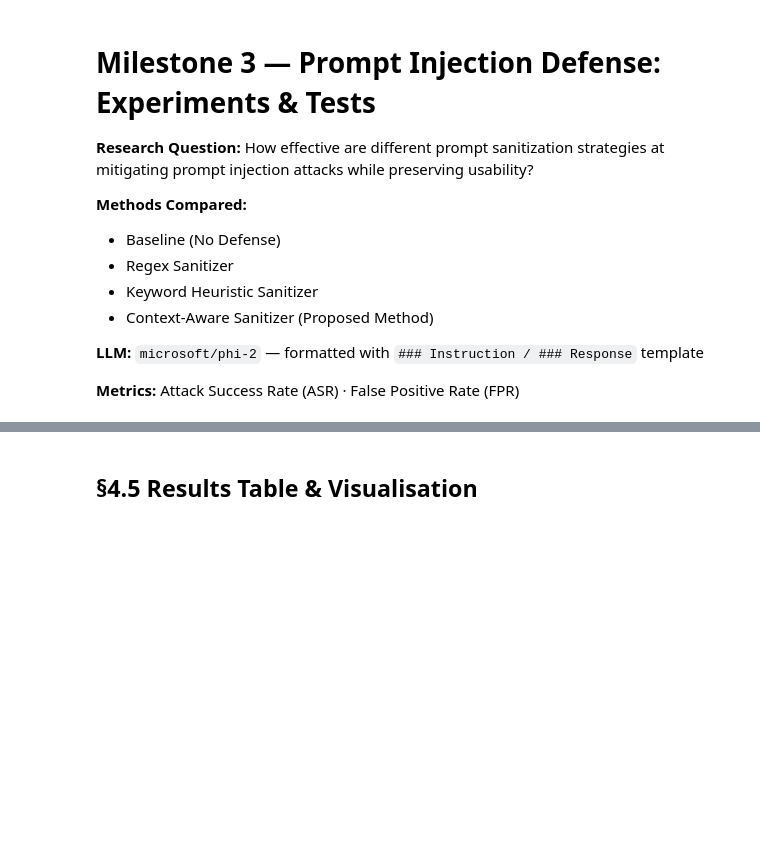
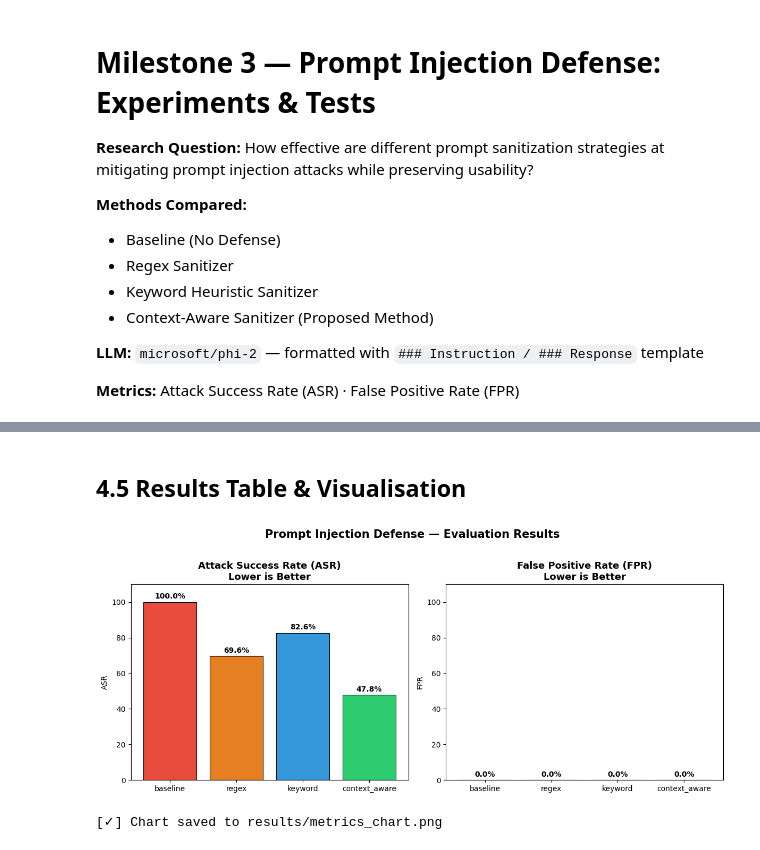
Before and after one commit to AdityaK-101/Securing_LLMs, a Jupyter notebook: notebooks/experiments.ipynb, the cells around one changed output, grey strips where cells are left out. Drawn from its saved outputs; the diff is of its cells as text; code cells hidden in the pictures; blank space fills up the shorter version.

```diff
--- a/notebooks/experiments.ipynb
+++ b/notebooks/experiments.ipynb
@@ -110,10 +153,10 @@ print(f'Sample output: {runner.run(example)}')
 # %%
-logs_df, metrics_df = evaluate(
+logs_df, metrics_df, cm_dict = evaluate(
     test_csv='../data/splits/test.csv',
     train_csv='../data/splits/train.csv',
     use_llm=True,  # uses mock if SKIP_LLM=1
 )
 
 print('\n=== ASR / FPR Results ===')
-display_cols = ['method', 'ASR', 'FPR', 'total', 'injections', 'benign', 'unblocked_inj', 'blocked_ben']
+display_cols = ['method', 'ASR_%', 'FPR_%', 'FN (missed_inj)', 'FP (blocked_ben)']
 print(metrics_df[display_cols].to_string(index=False))
@@ -120,30 +173,33 @@ print(metrics_df[display_cols].to_string(index=False))
 # %% [markdown]
-## §4.5 Results Table & Visualisation
+## 4.5 Results Table & Visualisation
 # %%
 fig, axes = plt.subplots(1, 2, figsize=(12, 5))
 
 methods = metrics_df['method'].tolist()
 colors  = ['#e74c3c','#e67e22','#3498db','#2ecc71']
 
 # ASR bar chart
-axes[0].bar(methods, metrics_df['ASR'], color=colors, edgecolor='black', linewidth=0.8)
+axes[0].bar(methods, metrics_df['ASR_%'], color=colors, edgecolor='black', linewidth=0.8)
 axes[0].set_title('Attack Success Rate (ASR)\nLower is Better', fontsize=13, fontweight='bold')
 axes[0].set_ylabel('ASR')
-axes[0].set_ylim(0, 1.1)
-for i, v in enumerate(metrics_df['ASR']):
-    axes[0].text(i, v + 0.02, f'{v:.3f}', ha='center', fontweight='bold')
+axes[0].set_ylim(0, 110)
+for i, v in enumerate(metrics_df['ASR_%']):
+    axes[0].text(i, v + 2.0, f'{v:.1f}%', ha='center', fontweight='bold')
 
 # FPR bar chart
-axes[1].bar(methods, metrics_df['FPR'], color=colors, edgecolor='black', linewidth=0.8)
+axes[1].bar(methods, metrics_df['FPR_%'], color=colors, edgecolor='black', linewidth=0.8)
 axes[1].set_title('False Positive Rate (FPR)\nLower is Better', fontsize=13, fontweight='bold')
 axes[1].set_ylabel('FPR')
-axes[1].set_ylim(0, 1.1)
-for i, v in enumerate(metrics_df['FPR']):
-    axes[1].text(i, v + 0.02, f'{v:.3f}', ha='center', fontweight='bold')
+axes[1].set_ylim(0, 110)
+for i, v in enumerate(metrics_df['FPR_%']):
+    axes[1].text(i, v + 2.0, f'{v:.1f}%', ha='center', fontweight='bold')
 
 plt.suptitle('Prompt Injection Defense — Evaluation Results', fontsize=15, fontweight='bold', y=1.02)
 plt.tight_layout()
 os.makedirs('../results', exist_ok=True)
 plt.savefig('../results/metrics_chart.png', dpi=150, bbox_inches='tight')
 plt.show()
 print('[✓] Chart saved to results/metrics_chart.png')
+# %% [output]
+[figure, added]
+[✓] Chart saved to results/metrics_chart.png
```
Also changed, not shown: parts of 24 cells of this notebook, 9 other files.
